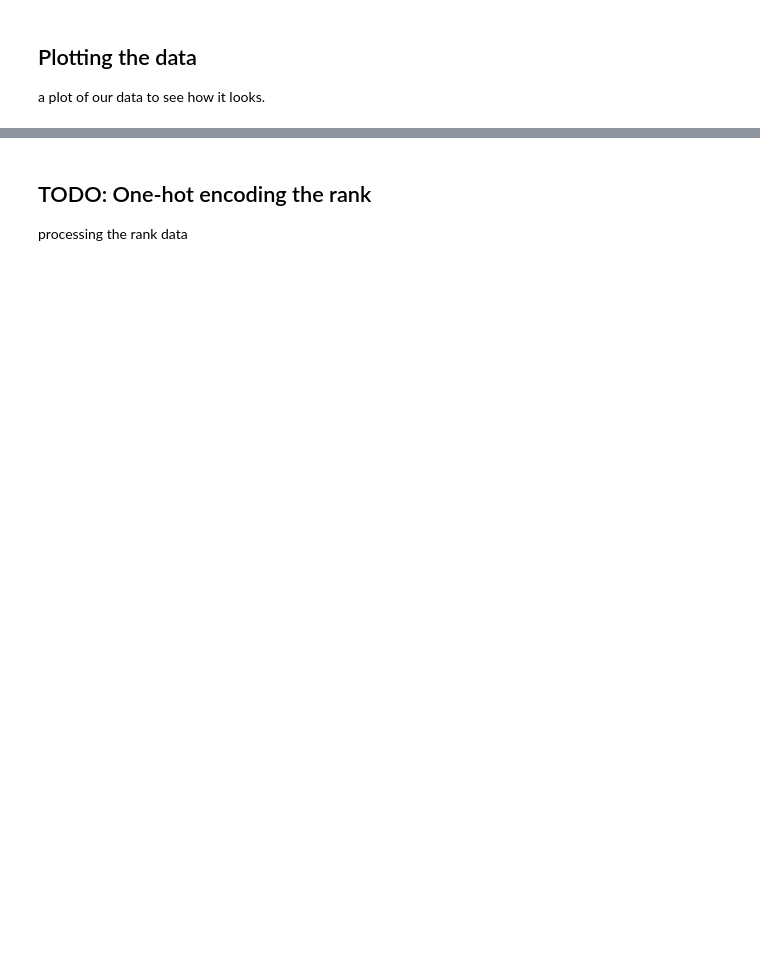
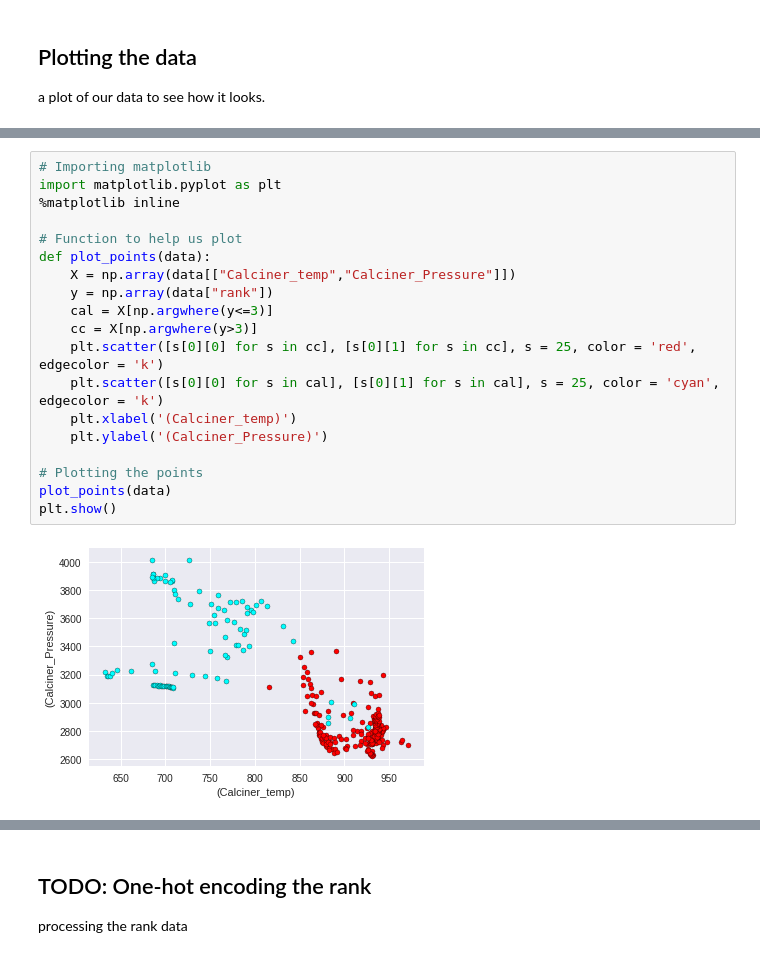
Before and after one commit to Dr-WXY/AI4EnergyProcessSystems, a Jupyter notebook: AI Models/Model 1/rankprediction/rank.ipynb, the cells around one changed output, grey strips where cells are left out. Saved outputs shown, nothing was run; the diff lists cells and outputs as text; blank space fills up the shorter version.

```diff
--- a/AI Models/Model 1/rankprediction/rank.ipynb
+++ b/AI Models/Model 1/rankprediction/rank.ipynb
@@ -56,3 +56,24 @@ plt.show()
+# %%
+# Importing matplotlib
+import matplotlib.pyplot as plt
+%matplotlib inline
+
+# Function to help us plot
+def plot_points(data):
+    X = np.array(data[["Calciner_temp","Calciner_Pressure"]])
+    y = np.array(data["rank"])
+    cal = X[np.argwhere(y<=3)]
+    cc = X[np.argwhere(y>3)]
+    plt.scatter([s[0][0] for s in cc], [s[0][1] for s in cc], s = 25, color = 'red', edgecolor = 'k')
+    plt.scatter([s[0][0] for s in cal], [s[0][1] for s in cal], s = 25, color = 'cyan', edgecolor = 'k')
+    plt.xlabel('(Calciner_temp)')
+    plt.ylabel('(Calciner_Pressure)')
+
+# Plotting the points
+plot_points(data)
+plt.show()
+# %% [output]
+[figure, added]
 # %%
 # Separating the ranks
 data_rank1 = data[data["rank"]==1]
```
Also changed, not shown: parts of 4 cells of this notebook.
